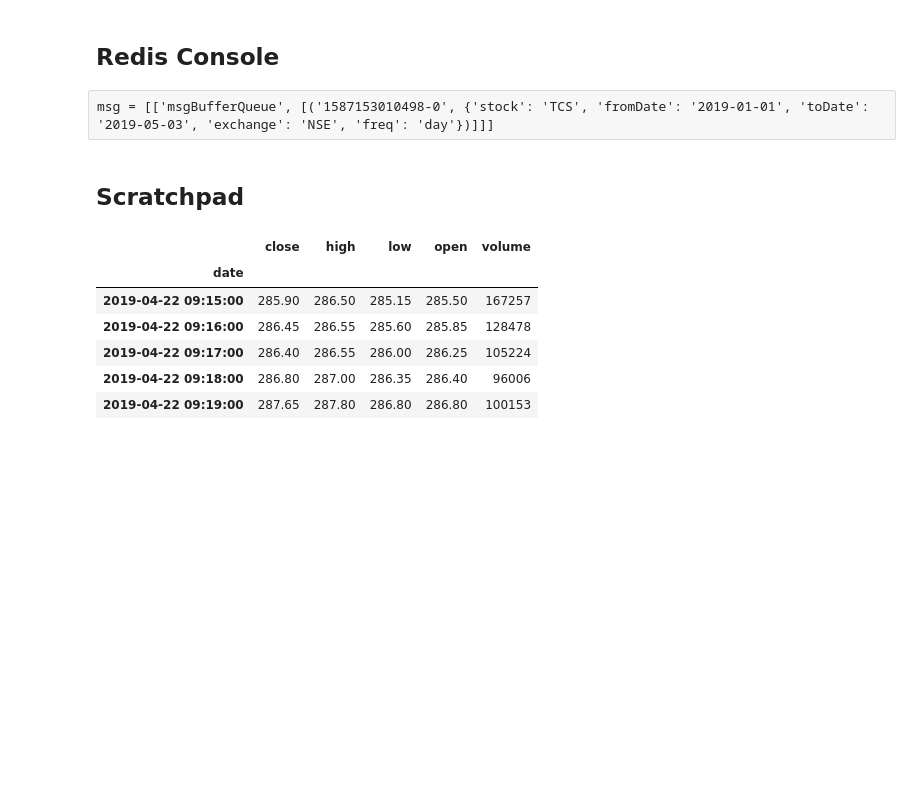
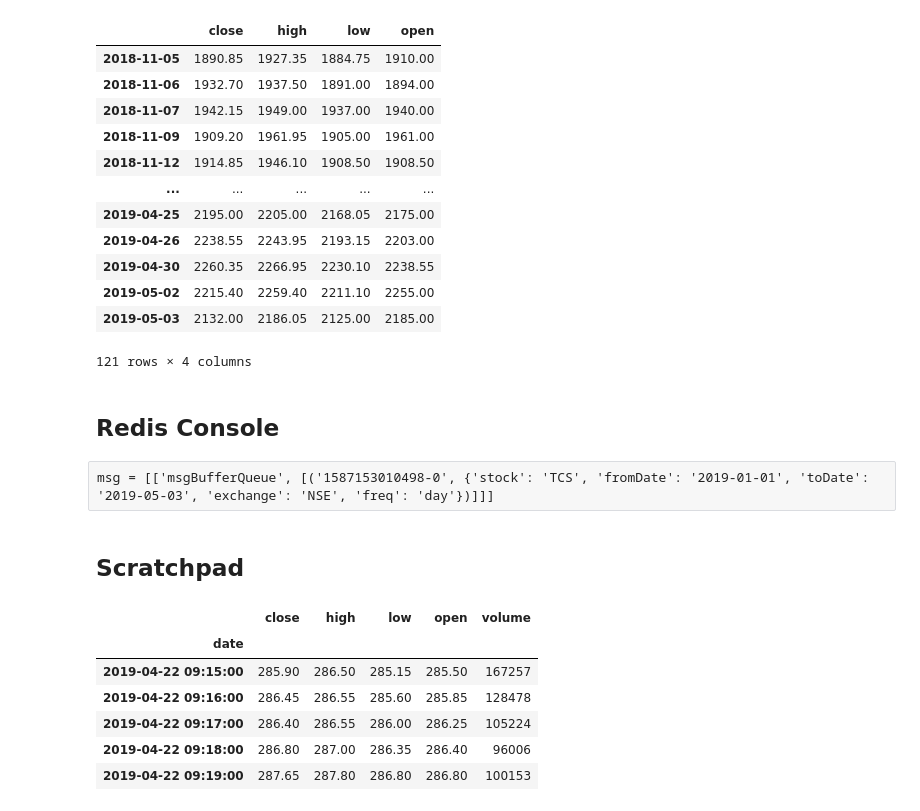
Before and after one commit to suhansaha/algotrader, a Jupyter notebook: src/freedom_v2_unit_test.ipynb, the cells around one changed output. Saved outputs shown, nothing was run; the diff lists cells and outputs as text; code cells hidden in the pictures; blank space fills up the shorter version.

```diff
--- a/src/freedom_v2_unit_test.ipynb
+++ b/src/freedom_v2_unit_test.ipynb
@@ -157,3 +171,26 @@ fig
+# %%
+def resample(df, freq = '1T'):
+    tmp_df = pd.DataFrame()
+    tmp_df = df.resample(freq,label='left').agg(['last','max','min','first']).dropna()
+    tmp_df.columns = ['close', 'high', 'low', 'open']
+    #print(tmp_df.head(5))
+    return tmp_df
+tmp_df = pd.read_json(my_cache.get('TCSbacktest_uniTICK'))
+resample(tmp_df['ltp'],'1D')
+# %% [output]
+|  | close | high | low | open |
+| 2018-11-05 | 1890.85 | 1927.35 | 1884.75 | 1910.00 |
+| 2018-11-06 | 1932.70 | 1937.50 | 1891.00 | 1894.00 |
+| 2018-11-07 | 1942.15 | 1949.00 | 1937.00 | 1940.00 |
+| 2018-11-09 | 1909.20 | 1961.95 | 1905.00 | 1961.00 |
+| 2018-11-12 | 1914.85 | 1946.10 | 1908.50 | 1908.50 |
+| ... | ... | ... | ... | ... |
+| 2019-04-25 | 2195.00 | 2205.00 | 2168.05 | 2175.00 |
+| 2019-04-26 | 2238.55 | 2243.95 | 2193.15 | 2203.00 |
+| 2019-04-30 | 2260.35 | 2266.95 | 2230.10 | 2238.55 |
+| 2019-05-02 | 2215.40 | 2259.40 | 2211.10 | 2255.00 |
+| 2019-05-03 | 2132.00 | 2186.05 | 2125.00 | 2185.00 |
+121 rows × 4 columns
 # %%
 temp_file = pd.HDFStore("data/kite_cache.h5", mode="r")
 temp_file.keys()
```
Also changed, not shown: parts of 53 cells of this notebook, 4 other files.
